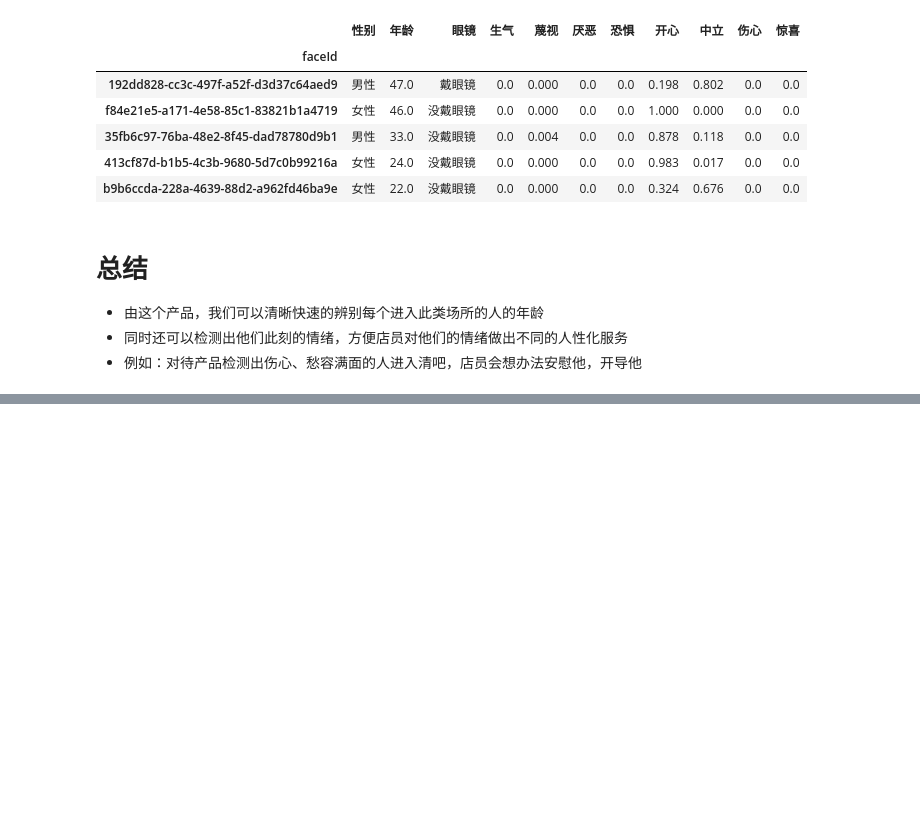
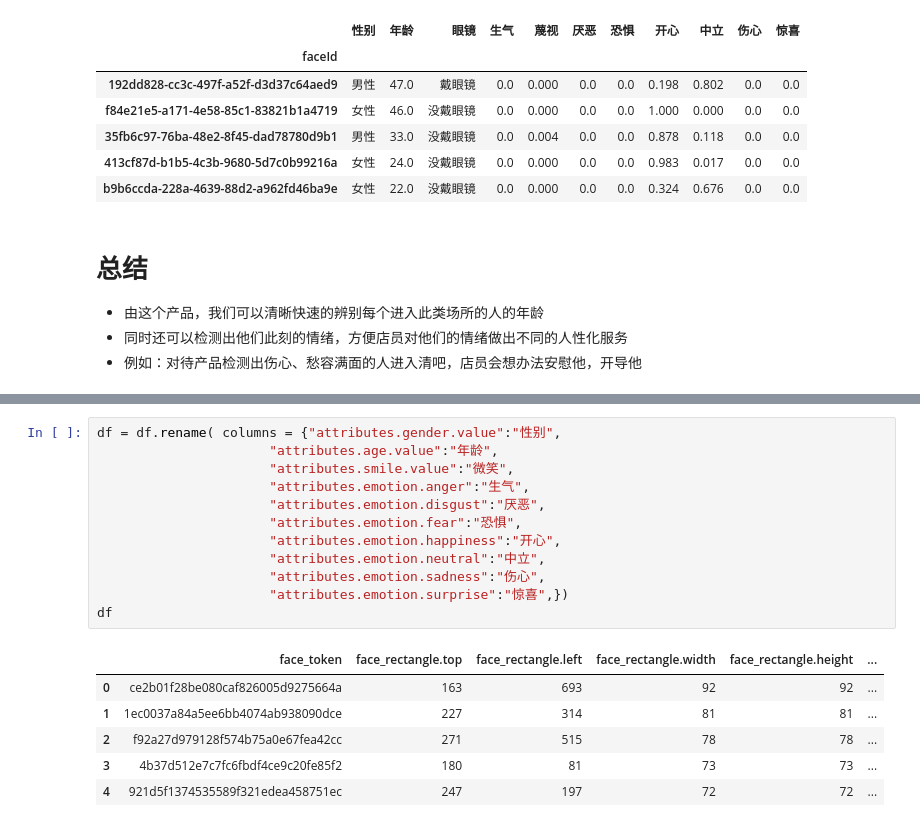
Before and after one commit to williamz0112/API-artificial-intelligence-and-machine-learning, a Jupyter notebook: week02/API-week02 homework.ipynb, the cells around one changed output, grey strips where cells are left out. Saved outputs shown, nothing was run; the diff lists cells and outputs as text; blank space fills up the shorter version.

```diff
--- a/week02/API-week02 homework.ipynb
+++ b/week02/API-week02 homework.ipynb
@@ -112,0 +178,19 @@ df_ax.replace({"male":"男性",
+# %%
+df = df.rename( columns = {"attributes.gender.value":"性别",
+                      "attributes.age.value":"年龄",
+                      "attributes.smile.value":"微笑",
+                      "attributes.emotion.anger":"生气",
+                      "attributes.emotion.disgust":"厌恶",
+                      "attributes.emotion.fear":"恐惧",
+                      "attributes.emotion.happiness":"开心",
+                      "attributes.emotion.neutral":"中立",
+                      "attributes.emotion.sadness":"伤心",
+                      "attributes.emotion.surprise":"惊喜",})
+df
+# %% [output]
+|  | face_token | face_rectangle.top | face_rectangle.left | face_rectangle.width | face_rectangle.height | ... |
+| 0 | ce2b01f28be080caf826005d9275664a | 163 | 693 | 92 | 92 | ... |
+| 1 | 1ec0037a84a5ee6bb4074ab938090dce | 227 | 314 | 81 | 81 | ... |
+| 2 | f92a27d979128f574b75a0e67fea42cc | 271 | 515 | 78 | 78 | ... |
+| 3 | 4b37d512e7c7fc6fbdf4ce9c20fe85f2 | 180 | 81 | 73 | 73 | ... |
+| 4 | 921d5f1374535589f321edea458751ec | 247 | 197 | 72 | 72 | ... |
```
Also changed, not shown: parts of 4 cells of this notebook.
